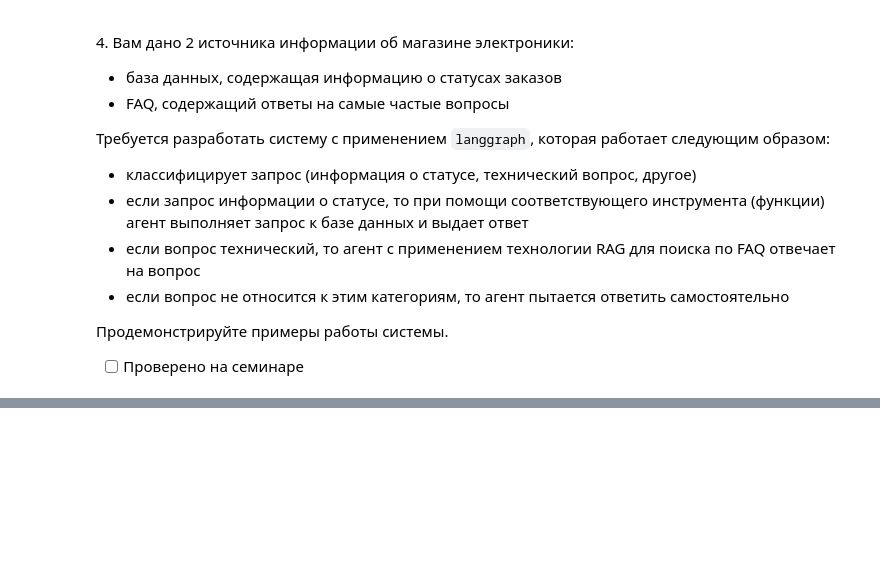
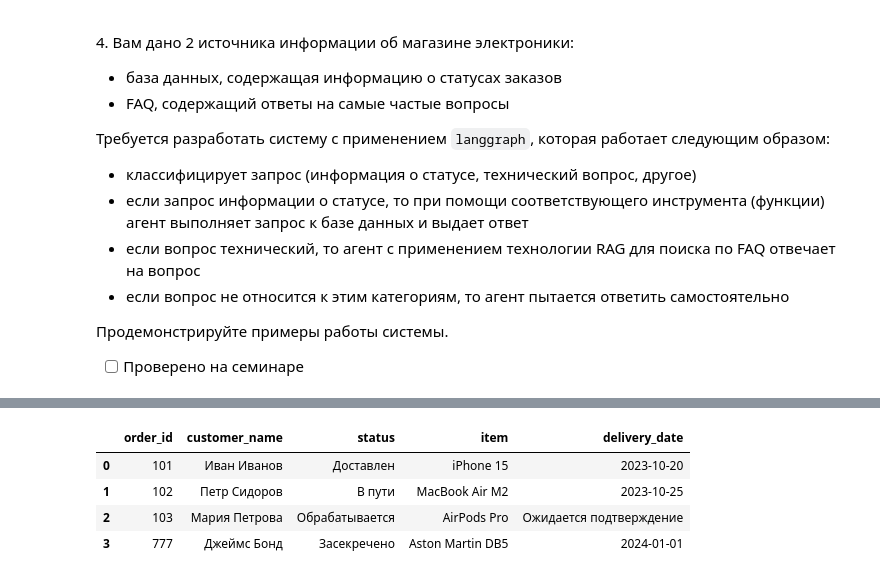
Before and after one commit to Ackrome/FU, a Jupyter notebook: Course_3/NLP/06_engineering/06_4_langgraph.ipynb, the cells around one changed output, grey strips where cells are left out. Cells and saved outputs as stored; diff of their text form; code cells hidden in the pictures; blank space fills up the shorter version.

```diff
--- a/Course_3/NLP/06_engineering/06_4_langgraph.ipynb
+++ b/Course_3/NLP/06_engineering/06_4_langgraph.ipynb
@@ -470,0 +493,10 @@ for msg in msgs:
+# %%
+DB_PATH = "data/orders.db"
+
+pd.read_sql("SELECT * FROM orders", sqlite3.connect(DB_PATH))
+# %% [output]
+|  | order_id | customer_name | status | item | delivery_date |
+| 0 | 101 | Иван Иванов | Доставлен | iPhone 15 | 2023-10-20 |
+| 1 | 102 | Петр Сидоров | В пути | MacBook Air M2 | 2023-10-25 |
+| 2 | 103 | Мария Петрова | Обрабатывается | AirPods Pro | Ожидается подтверждение |
+| 3 | 777 | Джеймс Бонд | Засекречено | Aston Martin DB5 | 2024-01-01 |
```
Also changed, not shown: parts of 9 cells of this notebook, 3 other files.
